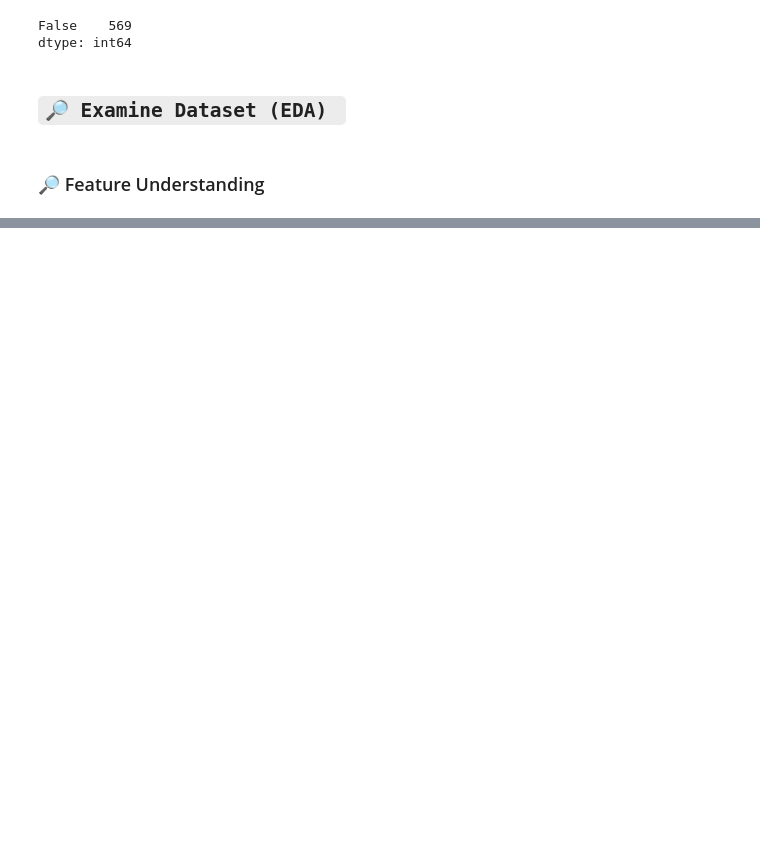
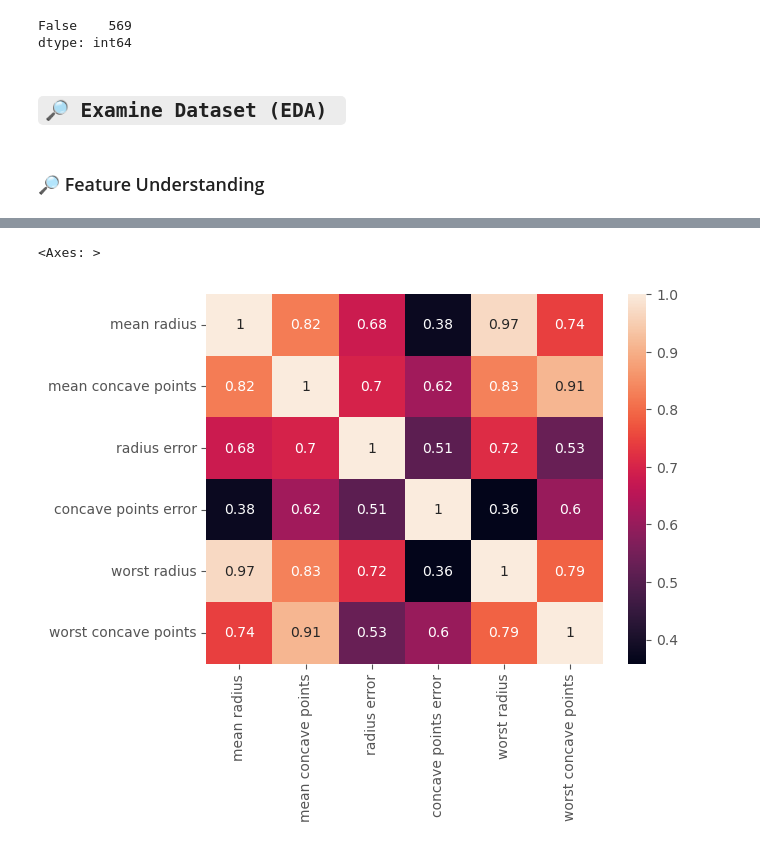
Before and after one commit to pewpie360/BS-Data-Science-Portfolio, a Jupyter notebook: DMA_Workflow/YBLL_Group4.ipynb, the cells around one changed output, grey strips where cells are left out. Drawn from its saved outputs; the diff is of its cells as text; code cells hidden in the pictures; blank space fills up the shorter version.

```diff
--- a/DMA_Workflow/YBLL_Group4.ipynb
+++ b/DMA_Workflow/YBLL_Group4.ipynb
@@ -120 +130,7 @@ sns.pairplot(bc_df)
+# %%
+bc_corr = bc_df[['mean radius', 'mean concave points', 'radius error', 'concave points error', 'worst radius', 'worst concave points']].corr()
+sns.heatmap(bc_corr, annot = True)
+# %% [output]
+<Axes: >
+[figure, added]
 # %%
```
Also changed, not shown: parts of 36 cells of this notebook.
